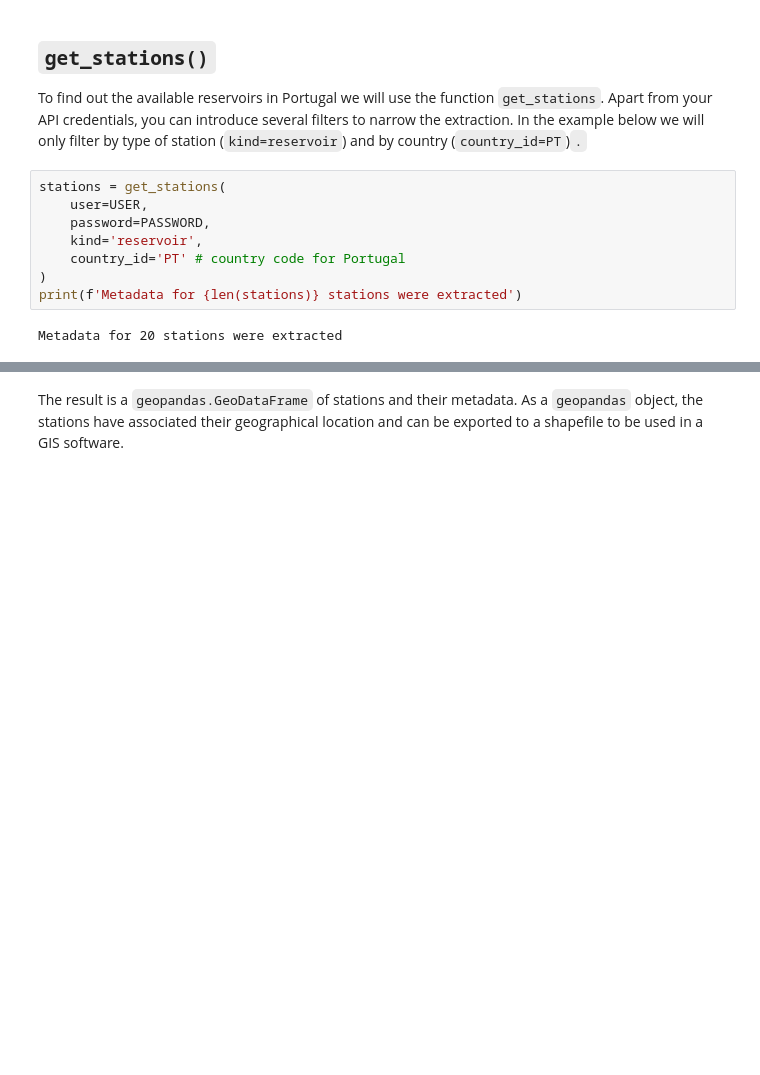
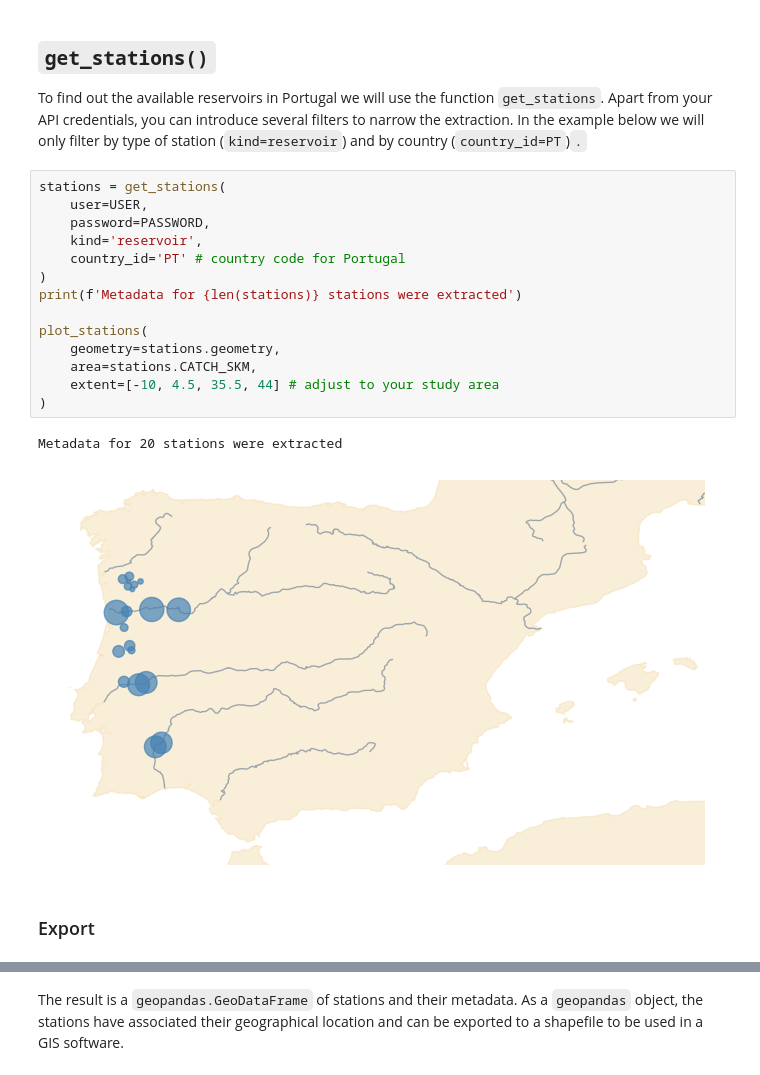
Before and after one commit to casadoj/efas_hydro, a Jupyter notebook: notebook/tutorial.ipynb, the cells around one changed output, grey strips where cells are left out. Cells and saved outputs as stored; diff of their text form; blank space fills up the shorter version.

```diff
--- a/notebook/tutorial.ipynb
+++ b/notebook/tutorial.ipynb
@@ -14,13 +16,22 @@ PASSWORD = 'yyyyyy'
 ## `get_stations()`
 
 To find out the available reservoirs in Portugal we will use the function `get_stations`. Apart from your API credentials, you can introduce several filters to narrow the extraction. In the example below we will only filter by type of station (`kind=reservoir`) and by country (`country_id=PT`)`.`
-# %%
-stations = get_stations(
-    user=USER,
-    password=PASSWORD,
-    kind='reservoir',
-    country_id='PT' # country code for Portugal
-)
-print(f'Metadata for {len(stations)} stations were extracted')
-# %% [output]
-Metadata for 20 stations were extracted
+# %%
+stations = get_stations(
+    user=USER,
+    password=PASSWORD,
+    kind='reservoir',
+    country_id='PT' # country code for Portugal
+)
+print(f'Metadata for {len(stations)} stations were extracted')
+
+plot_stations(
+    geometry=stations.geometry,
+    area=stations.CATCH_SKM,
+    extent=[-10, 4.5, 35.5, 44] # adjust to your study area
+)
+# %% [output]
+Metadata for 20 stations were extracted
+[figure, added]
+# %% [markdown]
+### Export
```
Also changed, not shown: parts of 6 cells of this notebook, 3 other files.
